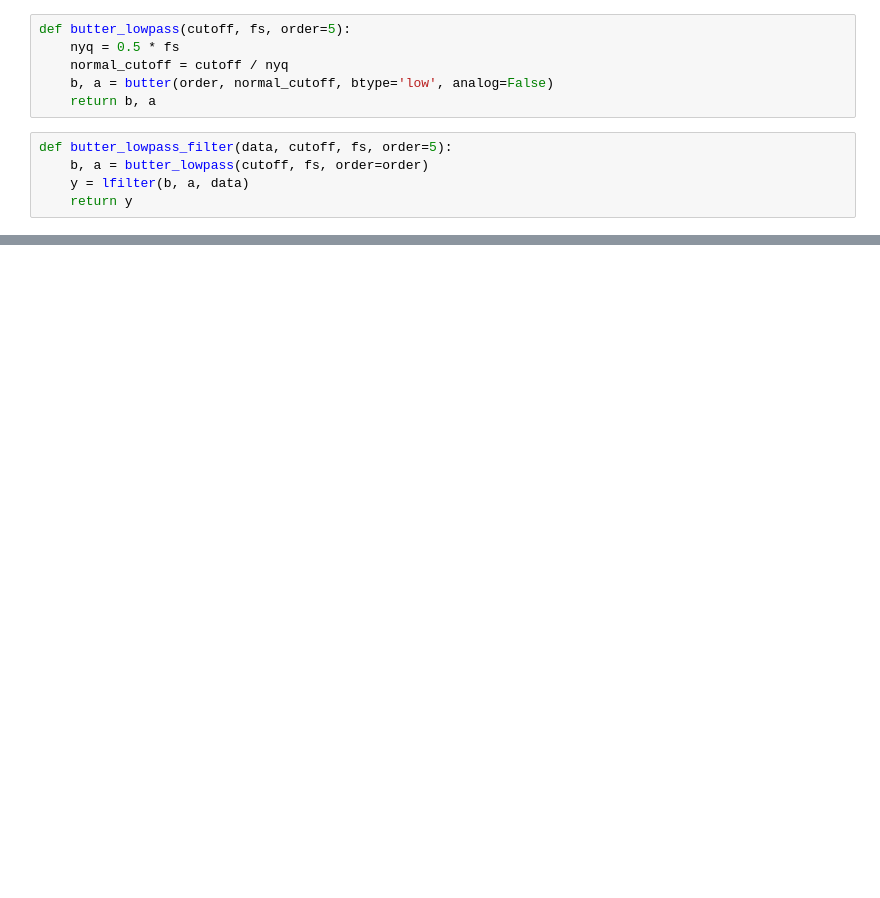
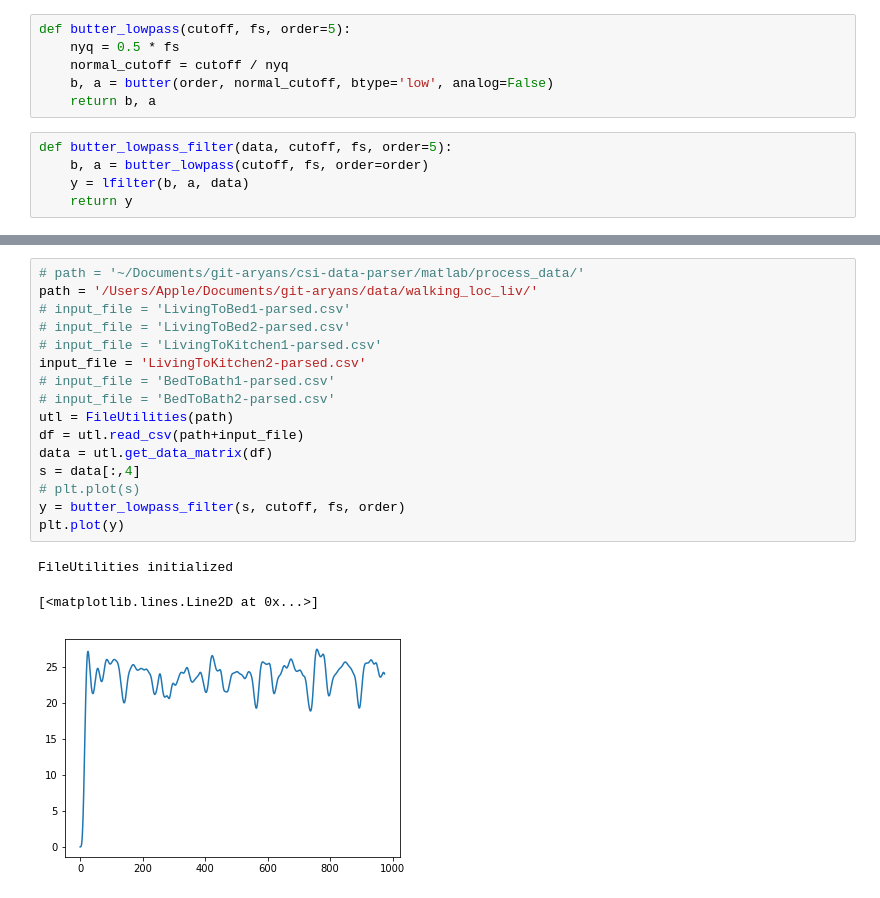
Before and after one commit to aryans23/Wi-Chase, a Jupyter notebook: filters.ipynb, the cells around one changed output, grey strips where cells are left out. Cells and saved outputs as stored; diff of their text form; blank space fills up the shorter version.

```diff
--- a/filters.ipynb
+++ b/filters.ipynb
@@ -115,0 +277,20 @@ plt.plot(y)
+# %%
+# path = '~/Documents/git-aryans/csi-data-parser/matlab/process_data/'
+path = '/Users/Apple/Documents/git-aryans/data/walking_loc_liv/'
+# input_file = 'LivingToBed1-parsed.csv'
+# input_file = 'LivingToBed2-parsed.csv'
+# input_file = 'LivingToKitchen1-parsed.csv'
+input_file = 'LivingToKitchen2-parsed.csv'
+# input_file = 'BedToBath1-parsed.csv'
+# input_file = 'BedToBath2-parsed.csv'
+utl = FileUtilities(path)
+df = utl.read_csv(path+input_file)
+data = utl.get_data_matrix(df)
+s = data[:,4]
+# plt.plot(s)
+y = butter_lowpass_filter(s, cutoff, fs, order)
+plt.plot(y)
+# %% [output]
+FileUtilities initialized
+[<matplotlib.lines.Line2D at 0x...>]
+[figure, added]
```
Also changed, not shown: parts of 17 cells of this notebook, 3 other files.
